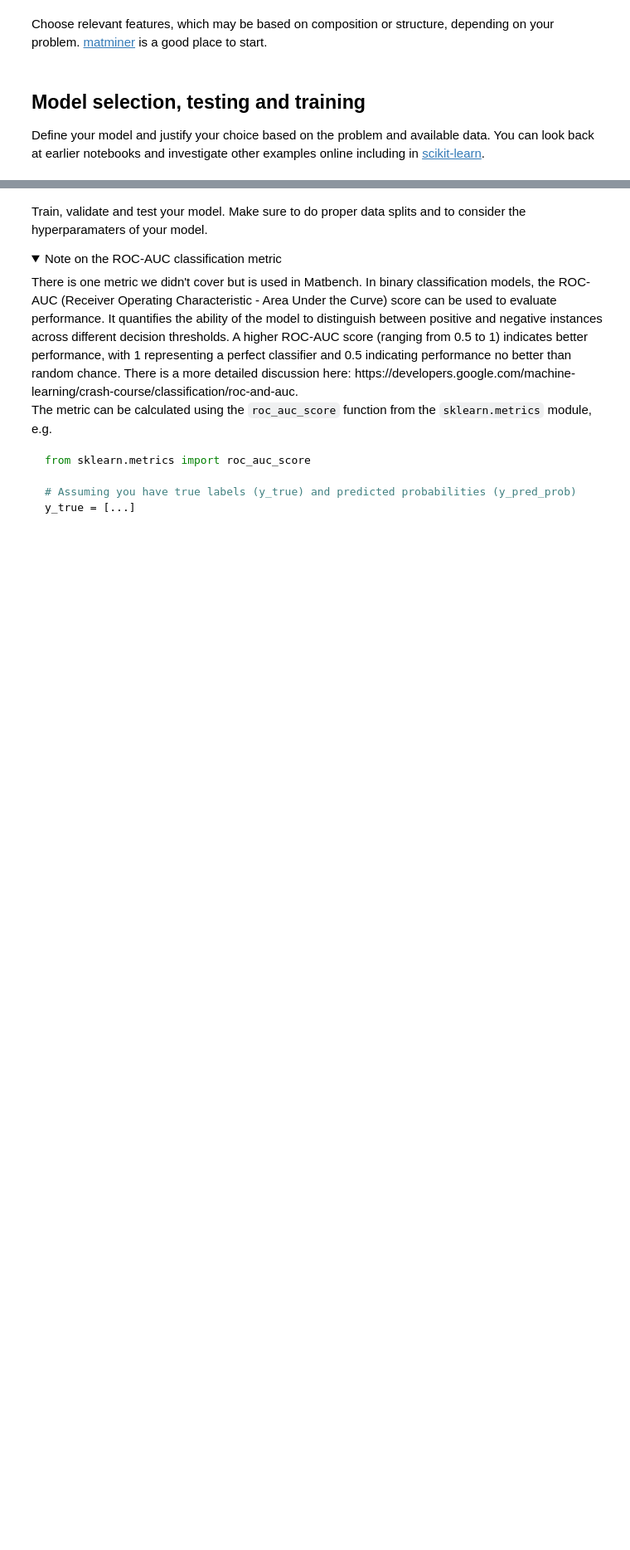
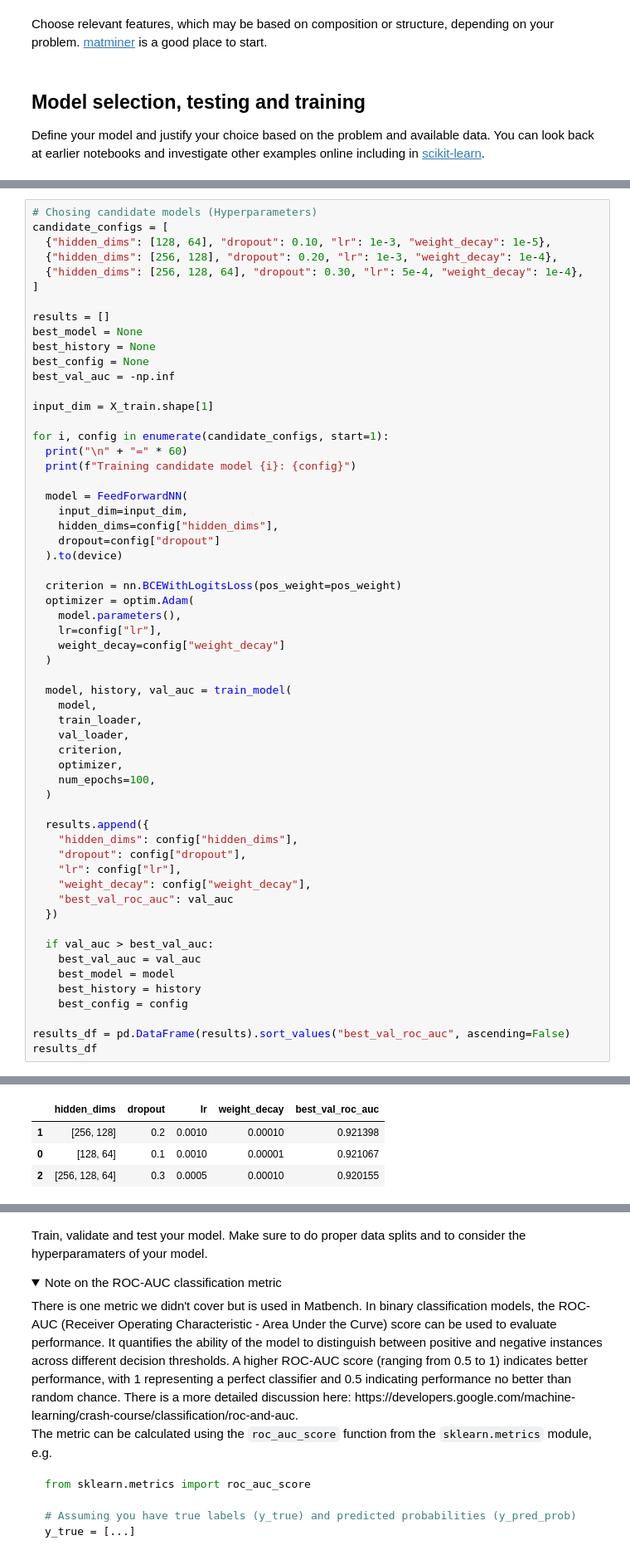
Before and after one commit to PhyTorch/Lecture, a Jupyter notebook: Research_Challenge.ipynb, the cells around one changed output, grey strips where cells are left out. Shown at 83% size. Drawn from its saved outputs; the diff is of its cells as text; folded sections open; blank space fills up the shorter version.

```diff
--- a/Research_Challenge.ipynb
+++ b/Research_Challenge.ipynb
@@ -332,0 +444,59 @@ Using device: cpu
+# %%
+# Chosing candidate models (Hyperparameters)
+candidate_configs = [
+  {"hidden_dims": [128, 64], "dropout": 0.10, "lr": 1e-3, "weight_decay": 1e-5},
+  {"hidden_dims": [256, 128], "dropout": 0.20, "lr": 1e-3, "weight_decay": 1e-4},
+  {"hidden_dims": [256, 128, 64], "dropout": 0.30, "lr": 5e-4, "weight_decay": 1e-4},
+]
+
+results = []
+best_model = None
+best_history = None
+best_config = None
+best_val_auc = -np.inf
+
+input_dim = X_train.shape[1]
+
+for i, config in enumerate(candidate_configs, start=1):
+  print("\n" + "=" * 60)
+  print(f"Training candidate model {i}: {config}")
+
+  model = FeedForwardNN(
+    input_dim=input_dim,
+    hidden_dims=config["hidden_dims"],
+    dropout=config["dropout"]
+  ).to(device)
+
+  criterion = nn.BCEWithLogitsLoss(pos_weight=pos_weight)
+  optimizer = optim.Adam(
+    model.parameters(),
+    lr=config["lr"],
+    weight_decay=config["weight_decay"]
+  )
+
+  model, history, val_auc = train_model(
+    model,
+    train_loader,
+    val_loader,
+    criterion,
+    optimizer,
+    num_epochs=100,
+  )
+
+  results.append({
+    "hidden_dims": config["hidden_dims"],
+    "dropout": config["dropout"],
+    "lr": config["lr"],
+    "weight_decay": config["weight_decay"],
+    "best_val_roc_auc": val_auc
+  })
+
+  if val_auc > best_val_auc:
+    best_val_auc = val_auc
+    best_model = model
+    best_history = history
+    best_config = config
+
+results_df = pd.DataFrame(results).sort_values("best_val_roc_auc", ascending=False)
+results_df
+# %% [output]
@@ -332,0 +520,4 @@ Using device: cpu
+|  | hidden_dims | dropout | lr | weight_decay | best_val_roc_auc |
+| 1 | [256, 128] | 0.2 | 0.0010 | 0.00010 | 0.921398 |
+| 0 | [128, 64] | 0.1 | 0.0010 | 0.00001 | 0.921067 |
+| 2 | [256, 128, 64] | 0.3 | 0.0005 | 0.00010 | 0.920155 |
```
Also changed, not shown: parts of 15 cells of this notebook.
